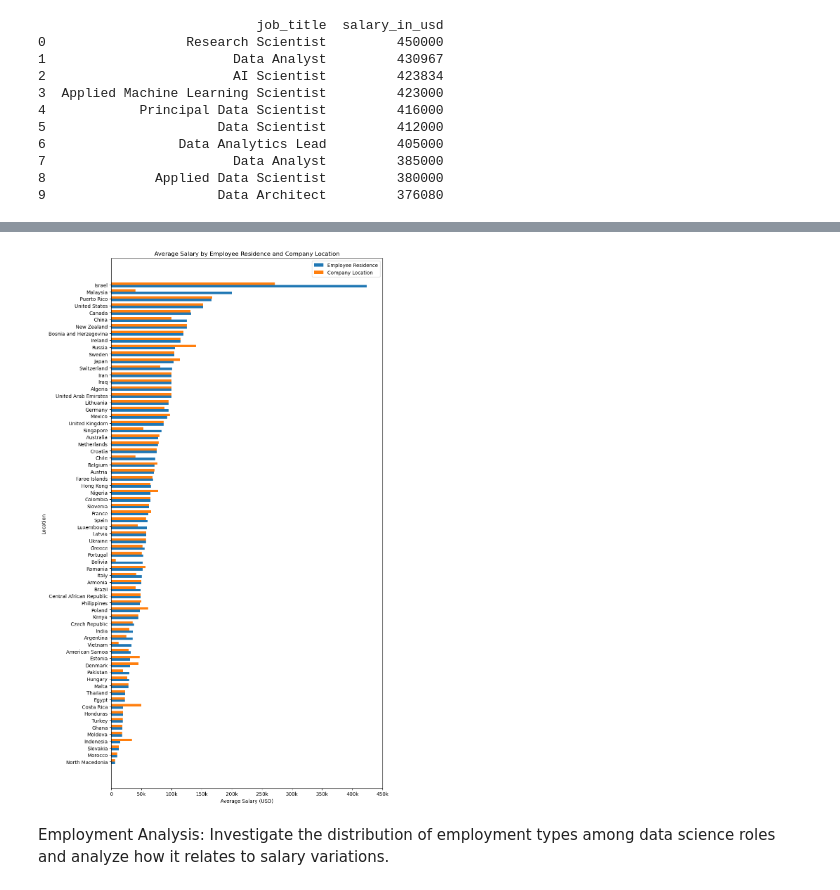
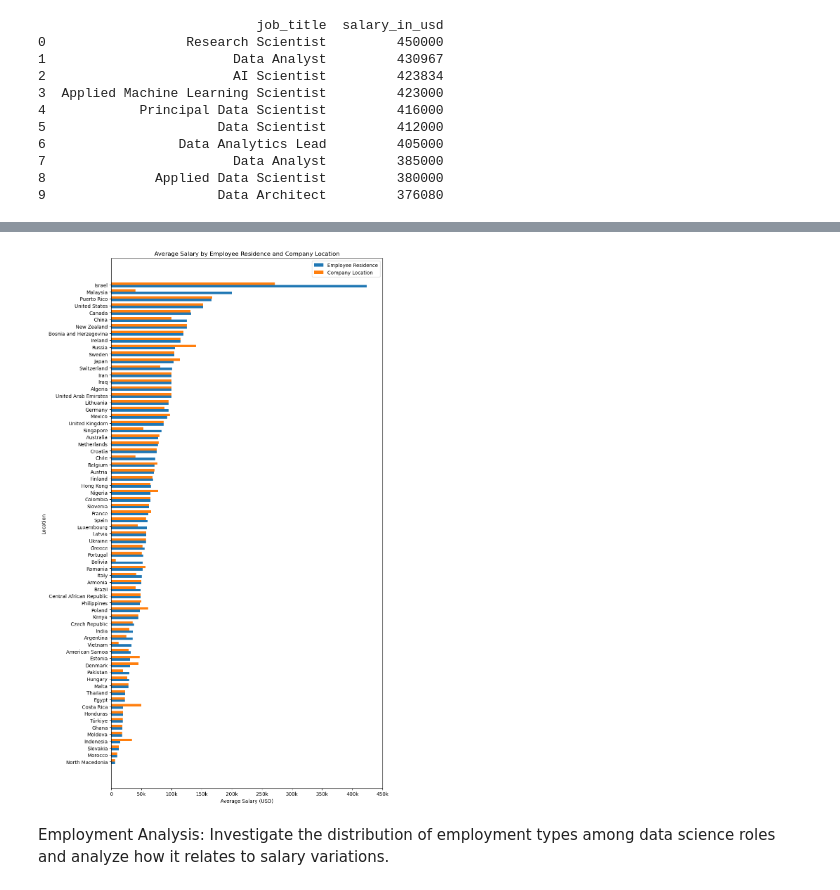
Before and after one commit to georgemcculloch/Data-Science-Salary-Analysis, a Jupyter notebook: data salaries.ipynb, the cells around one changed output, grey strips where cells are left out. Drawn from its saved outputs; the diff is of its cells as text; code cells hidden in the pictures.

```diff
--- a/data salaries.ipynb
+++ b/data salaries.ipynb
@@ -74,0 +74,6 @@ df.head(10)
+# %%
+countries_name = coco.convert(names=df['company_location'], to='name_short')
+df['country_company'] = countries_name
+employee_country = coco.convert(names=df['employee_residence'], to='name_short')
+df['country_employee'] = employee_country
+df.sort_values('work_year', ascending=False).tail()
@@ -75,3 +87,5 @@ df.head(10)
 # %%
-# replace employment type abbreviations
+# replace employment type and company size abbreviations
 df['employment_type'] = df['employment_type'].replace({'FT': 'Full-Time', 'PT': 'Part-Time', 'FL': 'Freelance', 'CT': 'Contract'})
+df['company_size'] = df['company_size'].replace({'L': 'Large', 'M': 'Medium', 'S': 'Small'})
+df.head()
@@ -286,33 +224,33 @@ plt.show()
 # %%
-employee_locations = df['employee_residence'].unique()
-company_locations = df['company_location'].unique()
+employee_locations = df['country_employee'].unique()
+company_locations = df['country_company'].unique()
 
 common_locations = np.intersect1d(employee_locations, company_locations)
 
-avg_salary_by_employee_location = df[df['employee_residence'].isin(common_locations)].groupby('employee_residence')['salary_in_usd'].mean()
-avg_salary_by_company_location = df[df['company_location'].isin(common_locations)].groupby('company_location')['salary_in_usd'].mean()
+avg_salary_by_employee_location = df[df['country_employee'].isin(common_locations)].groupby('country_employee')['salary_in_usd'].mean()
+avg_salary_by_company_location = df[df['country_company'].isin(common_locations)].groupby('country_company')['salary_in_usd'].mean()
 
 common_locations_sorted = common_locations[np.argsort(avg_salary_by_employee_location)]
 
 bar_width = 0.35
 y = np.arange(len(common_locations_sorted))
 
 plt.figure(figsize=(10, 16))
 plt.barh(y - bar_width/2, avg_salary_by_employee_location[common_locations_sorted], bar_width, label='Employee Residence')
 plt.barh(y + bar_width/2, avg_salary_by_company_location[common_locations_sorted], bar_width, label='Company Location')
 plt.xlabel('Average Salary (USD)')
 plt.ylabel('Location')
 plt.title('Average Salary by Employee Residence and Company Location')
 plt.yticks(y, common_locations_sorted)
 plt.legend()
 plt.tight_layout()
 
 # modify x axis
 plt.xticks(np.arange(0, 450001, 50000), ['0', '50k', '100k', '150k', '200k', '250k', '300k', '350k', '400k', '450k'])
 
 plt.show()
 # %% [output]
-[figure, old version]
+[figure, new version]
 # %% [markdown]
 Employment Analysis: Investigate the distribution of employment types among data science roles and analyze how it relates to salary variations.
 # %%
```
Also changed, not shown: parts of 19 cells of this notebook.
